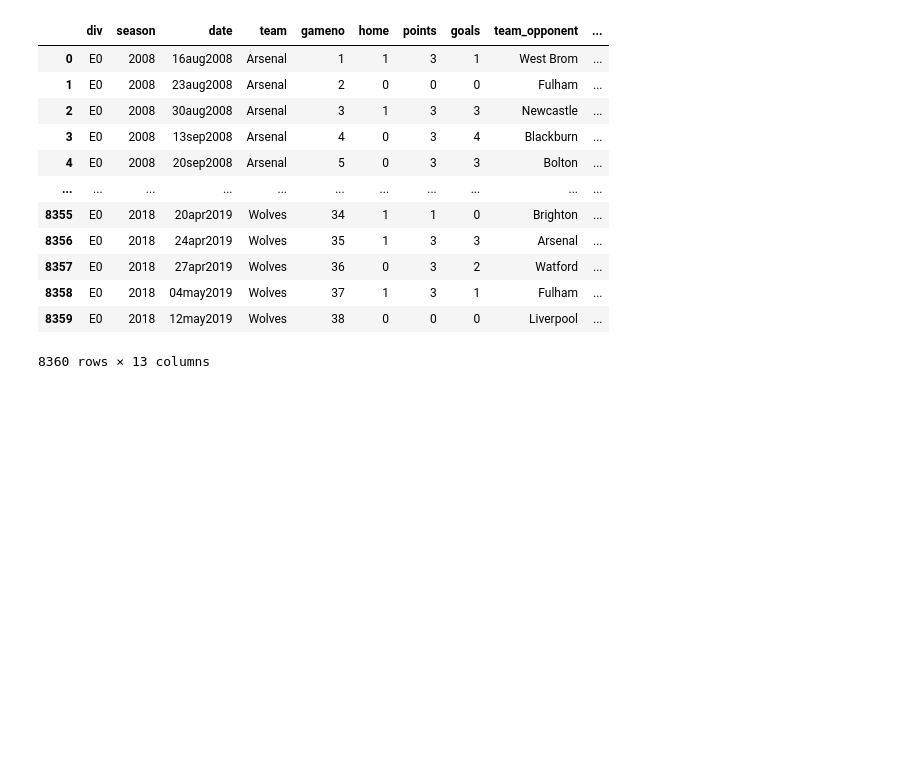
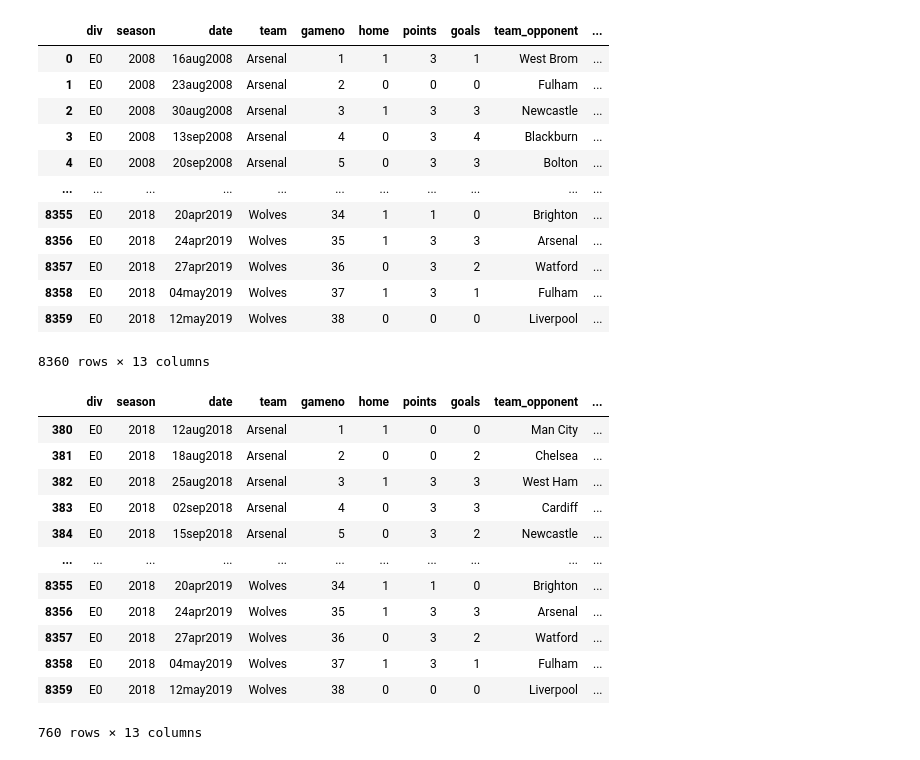
Before and after one commit to felipesebben/bk_data_analysis_studies, a Jupyter notebook: da_case_studies/ch02-football_manager_successs/ch02-football_manager_success.ipynb, the cells around one changed output. Drawn from its saved outputs; the diff is of its cells as text; code cells hidden in the pictures; blank space fills up the shorter version.

```diff
--- a/da_case_studies/ch02-football_manager_successs/ch02-football_manager_success.ipynb
+++ b/da_case_studies/ch02-football_manager_successs/ch02-football_manager_success.ipynb
@@ -122,3 +126,19 @@ epl_teams_games.sort_values(["season", "team"])
 | 8358 | E0 | 2018 | 04may2019 | Wolves | 37 | 1 | 3 | 1 | Fulham | ... |
 | 8359 | E0 | 2018 | 12may2019 | Wolves | 38 | 0 | 0 | 0 | Liverpool | ... |
 8360 rows × 13 columns
+# %%
+epl_teams_games.loc[lambda x: x["season"] == 2018]
+# %% [output]
+|  | div | season | date | team | gameno | home | points | goals | team_opponent | ... |
+| 380 | E0 | 2018 | 12aug2018 | Arsenal | 1 | 1 | 0 | 0 | Man City | ... |
+| 381 | E0 | 2018 | 18aug2018 | Arsenal | 2 | 0 | 0 | 2 | Chelsea | ... |
+| 382 | E0 | 2018 | 25aug2018 | Arsenal | 3 | 1 | 3 | 3 | West Ham | ... |
+| 383 | E0 | 2018 | 02sep2018 | Arsenal | 4 | 0 | 3 | 3 | Cardiff | ... |
+| 384 | E0 | 2018 | 15sep2018 | Arsenal | 5 | 0 | 3 | 2 | Newcastle | ... |
+| ... | ... | ... | ... | ... | ... | ... | ... | ... | ... | ... |
+| 8355 | E0 | 2018 | 20apr2019 | Wolves | 34 | 1 | 1 | 0 | Brighton | ... |
+| 8356 | E0 | 2018 | 24apr2019 | Wolves | 35 | 1 | 3 | 3 | Arsenal | ... |
+| 8357 | E0 | 2018 | 27apr2019 | Wolves | 36 | 0 | 3 | 2 | Watford | ... |
+| 8358 | E0 | 2018 | 04may2019 | Wolves | 37 | 1 | 3 | 1 | Fulham | ... |
+| 8359 | E0 | 2018 | 12may2019 | Wolves | 38 | 0 | 0 | 0 | Liverpool | ... |
+760 rows × 13 columns
```
Also changed, not shown: parts of 23 cells of this notebook.
